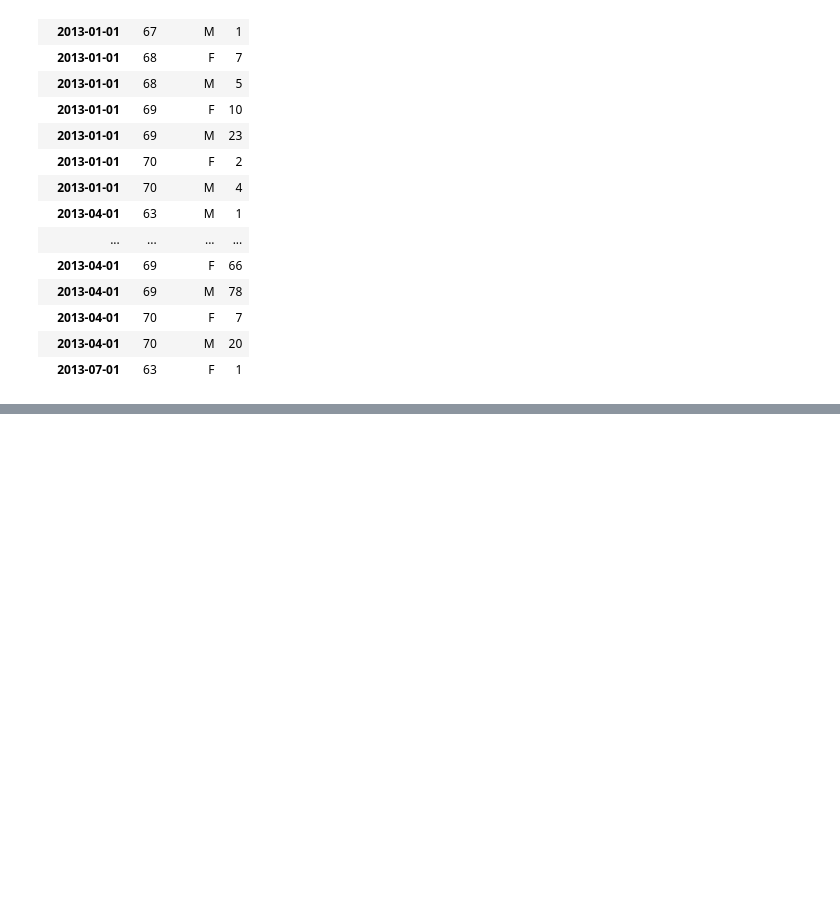
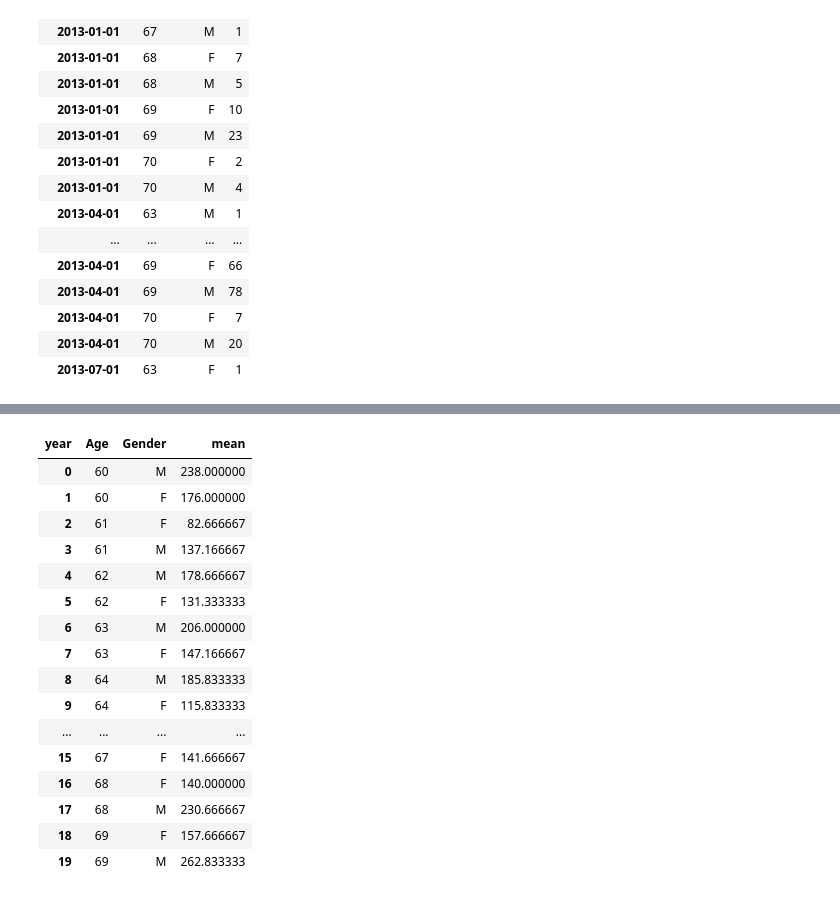
Before and after one commit to raku43/MScDACapstone, a Jupyter notebook: MScDA_Capstone.ipynb, the cells around one changed output, grey strips where cells are left out. Cells and saved outputs as stored; diff of their text form; code cells hidden in the pictures; blank space fills up the shorter version.

```diff
--- a/MScDA_Capstone.ipynb
+++ b/MScDA_Capstone.ipynb
@@ -1552,0 +1511,21 @@ result1
+# %%
+df_timeseriesml =dflspivotlt69[['Age','Gender','mean']].reset_index(drop=True)
+df_timeseriesml
+# %% [output]
+| year | Age | Gender | mean |
+| 0 | 60 | M | 238.000000 |
+| 1 | 60 | F | 176.000000 |
+| 2 | 61 | F | 82.666667 |
+| 3 | 61 | M | 137.166667 |
+| 4 | 62 | M | 178.666667 |
+| 5 | 62 | F | 131.333333 |
+| 6 | 63 | M | 206.000000 |
+| 7 | 63 | F | 147.166667 |
+| 8 | 64 | M | 185.833333 |
+| 9 | 64 | F | 115.833333 |
+| ... | ... | ... | ... |
+| 15 | 67 | F | 141.666667 |
+| 16 | 68 | F | 140.000000 |
+| 17 | 68 | M | 230.666667 |
+| 18 | 69 | F | 157.666667 |
+| 19 | 69 | M | 262.833333 |
```
Also changed, not shown: parts of 77 cells of this notebook.
